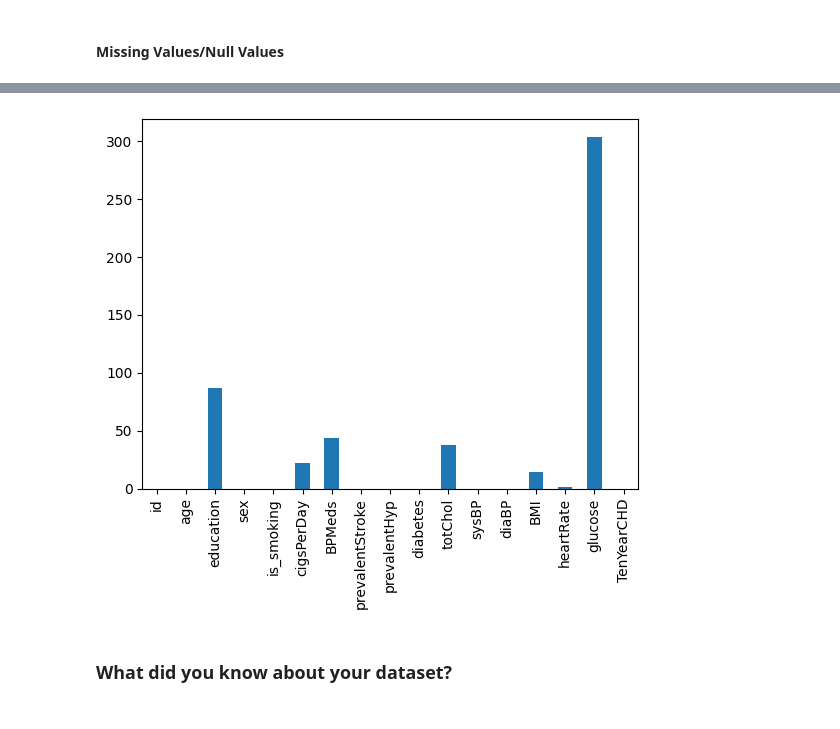
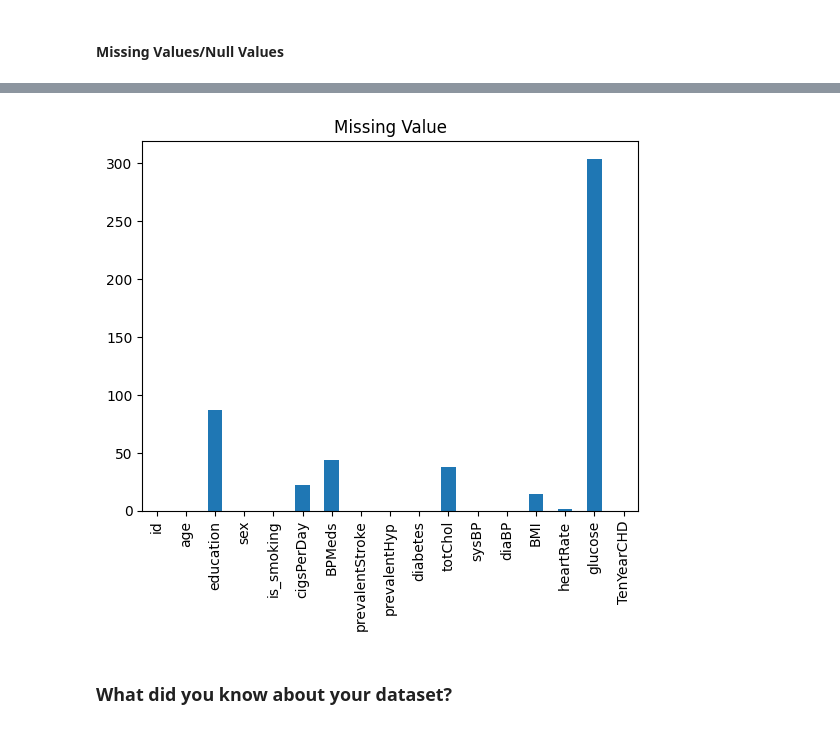
Before and after one commit to DhawalKhandait/Cardio_Vascular_Risk_Prediction-Classification, a Jupyter notebook: Cardio_Vascular_Risk_Prediction.ipynb, the cells around one changed output, grey strips where cells are left out. Cells and saved outputs as stored; diff of their text form; code cells hidden in the pictures.

```diff
--- a/Cardio_Vascular_Risk_Prediction.ipynb
+++ b/Cardio_Vascular_Risk_Prediction.ipynb
@@ -211,9 +211,10 @@ dtype: int64
 # %%
 # Visualizing the missing values
 data.isnull().sum().plot.bar()
+plt.title("Missing Value")
 plt.show()
 # %% [output]
-[figure, old version]
+[figure, new version]
 # %% [markdown]
 ### What did you know about your dataset?
 # %% [markdown]
```
Also changed, not shown: parts of 106 cells of this notebook.
